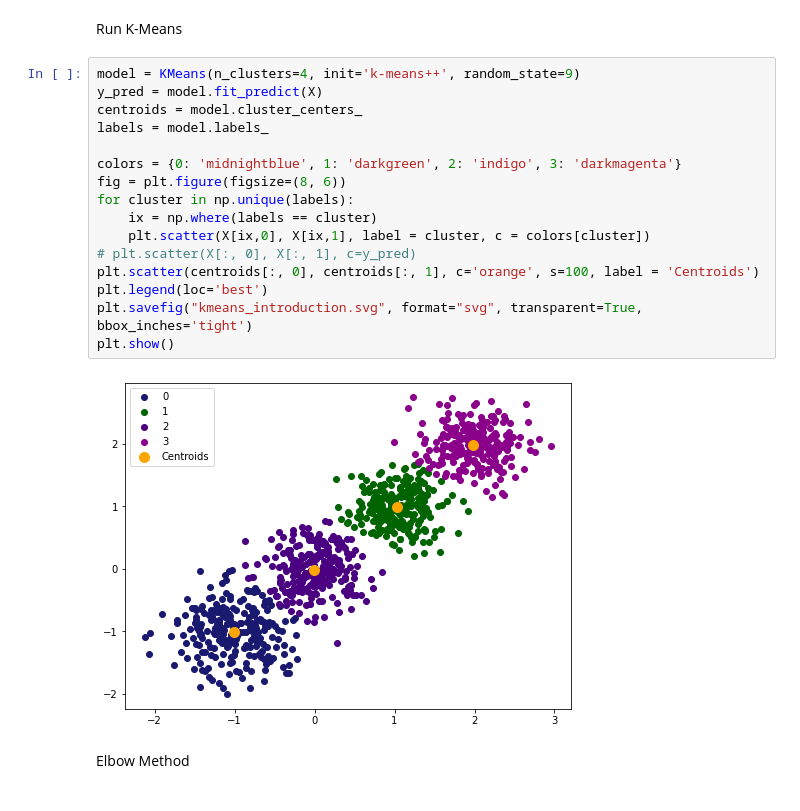
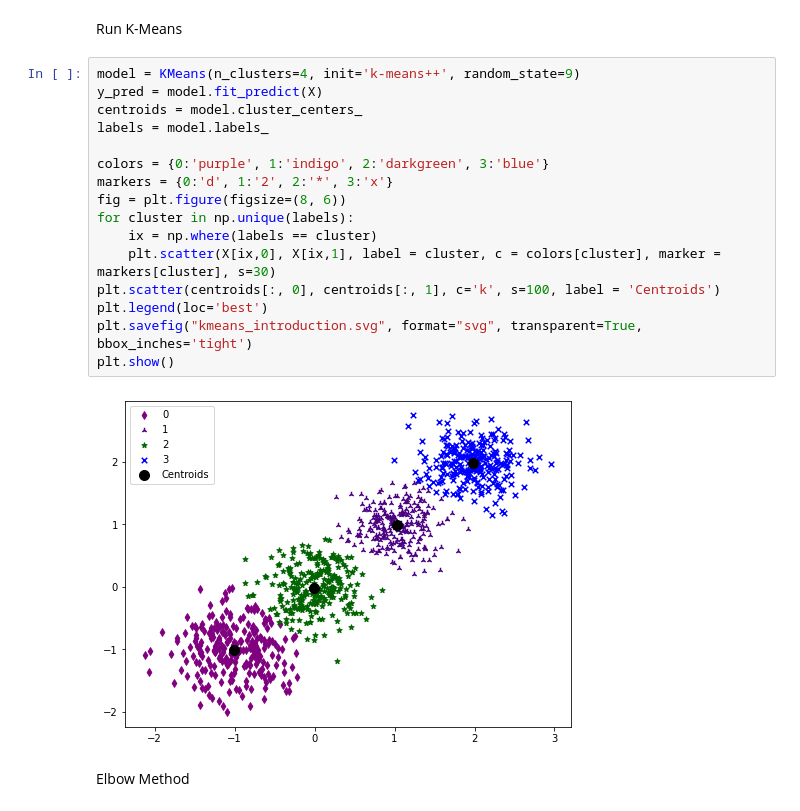
Before and after one commit to jchen8000/MLDLWithPython, a Jupyter notebook: 4_04_KMeans_Clustering/K_Means_Clustering_Introduction.ipynb, the cells around one changed output. Saved outputs shown, nothing was run; the diff lists cells and outputs as text.

```diff
--- a/4_04_KMeans_Clustering/K_Means_Clustering_Introduction.ipynb
+++ b/4_04_KMeans_Clustering/K_Means_Clustering_Introduction.ipynb
@@ -56,21 +56,21 @@ Run K-Means
 # %%
 model = KMeans(n_clusters=4, init='k-means++', random_state=9)
 y_pred = model.fit_predict(X)
 centroids = model.cluster_centers_
 labels = model.labels_
 
-colors = {0: 'midnightblue', 1: 'darkgreen', 2: 'indigo', 3: 'darkmagenta'}
+colors = {0:'purple', 1:'indigo', 2:'darkgreen', 3:'blue'}
+markers = {0:'d', 1:'2', 2:'*', 3:'x'}
 fig = plt.figure(figsize=(8, 6))
 for cluster in np.unique(labels):
     ix = np.where(labels == cluster)
-    plt.scatter(X[ix,0], X[ix,1], label = cluster, c = colors[cluster])
-# plt.scatter(X[:, 0], X[:, 1], c=y_pred)
-plt.scatter(centroids[:, 0], centroids[:, 1], c='orange', s=100, label = 'Centroids')
+    plt.scatter(X[ix,0], X[ix,1], label = cluster, c = colors[cluster], marker = markers[cluster], s=30)
+plt.scatter(centroids[:, 0], centroids[:, 1], c='k', s=100, label = 'Centroids')
 plt.legend(loc='best')
 plt.savefig("kmeans_introduction.svg", format="svg", transparent=True, bbox_inches='tight')
 plt.show()
 # %% [output]
-[figure, old version]
+[figure, new version]
 # %% [markdown]
 Elbow Method
 # %%
```
Also changed, not shown: parts of 4 cells of this notebook.
